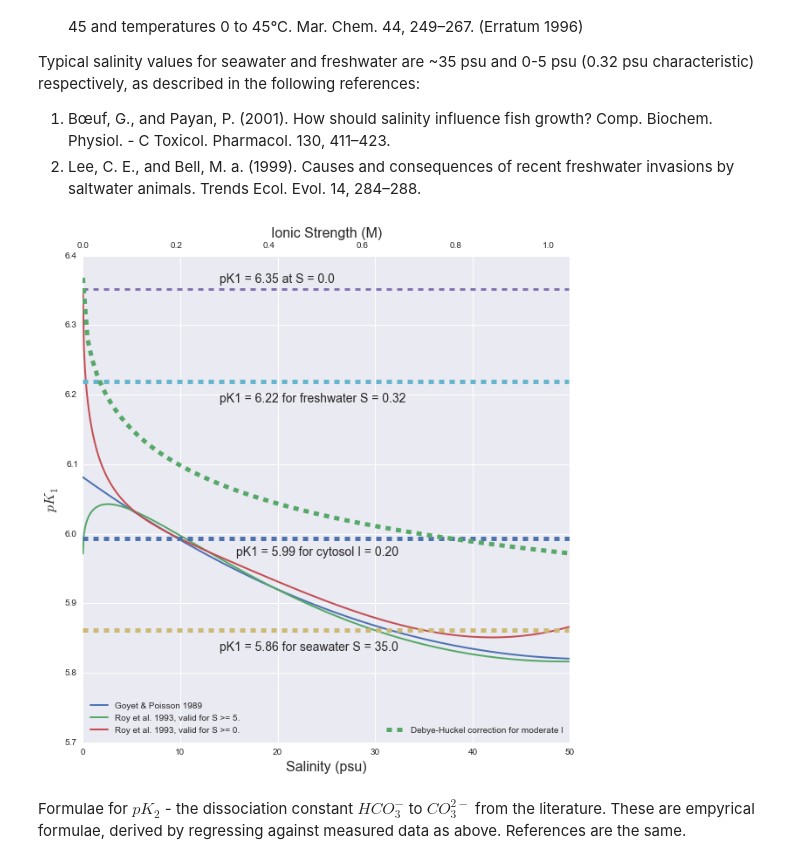
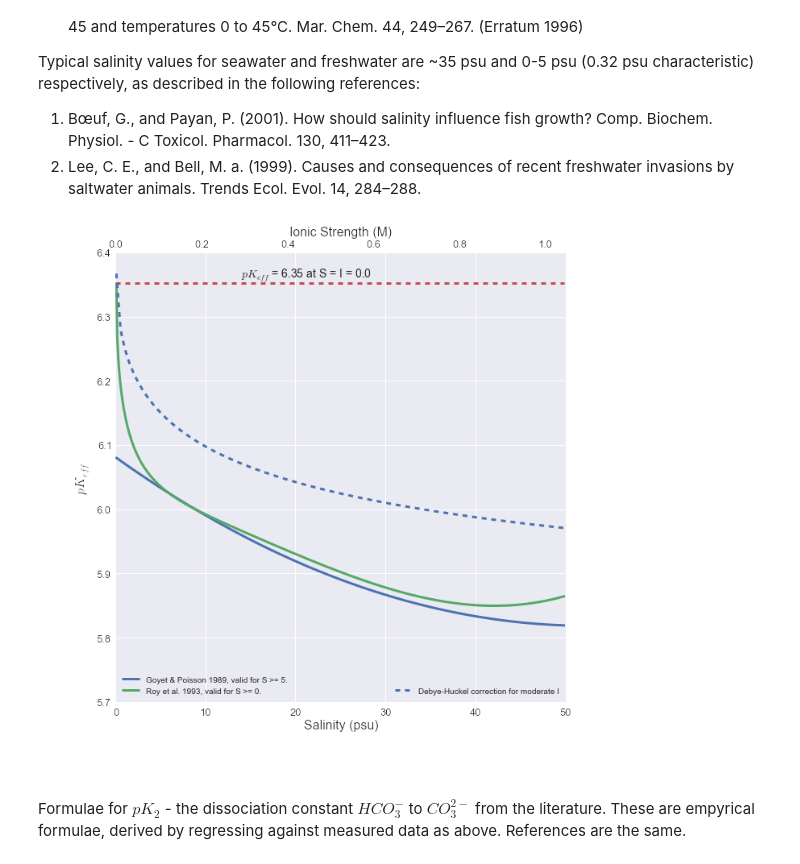
Before and after one commit to niallmm/ccm_Trichodesmium, a Jupyter notebook: python/ipython_notebooks/Empyrical pKas.ipynb, the cells around one changed output. Saved outputs shown, nothing was run; the diff lists cells and outputs as text; code cells hidden in the pictures.

```diff
--- a/python/ipython_notebooks/Empyrical pKas.ipynb
+++ b/python/ipython_notebooks/Empyrical pKas.ipynb
@@ -133,55 +133,60 @@ pK1s_roy_full = pK1_roy_full(S, T)
 pK1_water_25 = pK1_pure_water(T)
 # %%
 pylab.figure(figsize=(10,10))
-pylab.plot(S, pK1s_GP, label='Goyet & Poisson 1989', lw=2)
-pylab.plot(S, pK1s_roy, label='Roy et al. 1993, valid for S >= 5.', lw=2)
-pylab.plot(S, pK1s_roy_full, label='Roy et al. 1993, valid for S >= 0.', lw=2)
+pylab.plot(S, pK1s_GP, label='Goyet & Poisson 1989, valid for S >= 5.', lw=3)
+#pylab.plot(S, pK1s_roy, label='Roy et al. 1993, valid for S >= 5.', lw=2)
+pylab.plot(S, pK1s_roy_full, label='Roy et al. 1993, valid for S >= 0.', lw=3)
 
 pylab.plot(S, np.ones(S.size)*pK1_water_25, '--', lw=3)
 pylab.text(14, pK1_water_25 + 0.01,
-           'pK1 = %.3g at S = 0.0' % pK1_water_25,
+           '$pK_{eff}$ = %.3g at S = I = 0.0' % pK1_water_25,
             fontsize=14)
 
 seawater_S = 35
 idx_sea = np.where(S < seawater_S)[0][-1]
 pK1_sea = pK1s_roy_full[idx_sea]
 
 freshwater_S = 0.32
 idx_fresh = np.where(S < freshwater_S)[0][-1]
 pK1_fresh = pK1s_roy_full[idx_fresh]
 
-pylab.plot(S, np.ones(S.size)*pK1_sea, '--', lw=5)
-pylab.text(14, pK1_sea - 0.03,
-           'pK1 = %.3g for seawater S = %.1f' % (pK1_sea, seawater_S),
-            fontsize=14)
+#pylab.plot(S, np.ones(S.size)*pK1_sea, '--', lw=3)
+#pylab.text(14, pK1_sea - 0.03,
+#           '$pK_{eff}$ = %.3g for seawater S = %.1f' % (pK1_sea, seawater_S),
+#            fontsize=14)
 
-pylab.plot(S, np.ones(S.size)*pK1_fresh, '--', lw=5)
-pylab.text(14, pK1_fresh - 0.03,
-           'pK1 = %.3g for freshwater S = %.2f' % (pK1_fresh, freshwater_S),
-            fontsize=14)
+#pylab.plot(S, np.ones(S.size)*pK1_fresh, '--', lw=3)
+#pylab.text(14, pK1_fresh - 0.03,
+#           '$pK_{eff}$ = %.3g for freshwater S = %.2f' % (pK1_fresh, freshwater_S),
+#            fontsize=14)
 
 pylab.xlabel('Salinity (psu)', fontsize=16)
-pylab.ylabel('$pK_1$', fontsize=16)
+pylab.ylabel('$pK_{eff}$', fontsize=16)
+pylab.xticks(fontsize=13)
+pylab.yticks(fontsize=13)
 pylab.legend(loc=3)
 
 pylab.twiny()
 cell_S = 0.2
 idx_cell = np.where(I < cell_S)[0][-1]
 pK1_cell = pK1s_roy_full[idx_cell]
 
 pylab.xlim(I.min(), I.max())
 pylab.xlabel('Ionic Strength (M)', fontsize=16)
-pylab.plot(I, np.ones(I.size)*pK1_cell, '--', lw=5)
-pylab.plot(I_DH, pK1_DH, '--', lw=5, label='Debye-Huckel correction for moderate I')
-pylab.text(0.33, pK1_cell - 0.025,
-           'pK1 = %.3g for cytosol I = %.2f' % (pK1_cell, cell_S),
-           fontsize=14)
+pylab.xticks(fontsize=13)
+pylab.plot(I_DH, pK1_DH, '--', lw=3, label='Debye-Huckel correction for moderate I')
+
+#pylab.plot(I, np.ones(I.size)*pK1_cell, '--', lw=3)
+#pylab.text(0.33, pK1_cell - 0.025,
+#           '$pK_1$ = %.3g for cytosol I = %.2f' % (pK1_cell, cell_S),
+#           fontsize=14)
 pylab.legend(loc=4)
 pylab.grid(b=False)
 pylab.ylim(5.7, 6.4)
+pylab.savefig('pkeff_salinity.pdf')
 pylab.show()
 # %% [output]
-[figure, old version]
+[figure, new version]
 # %% [markdown]
 Formulae for $pK_2$ - the dissociation constant $HCO_3^-$ to $CO_3^{2-}$ from the literature. These are empyrical formulae, derived by regressing against measured data as above. References are the same.
 # %%
```
Also changed, not shown: parts of 2 cells of this notebook, 3 other files.
